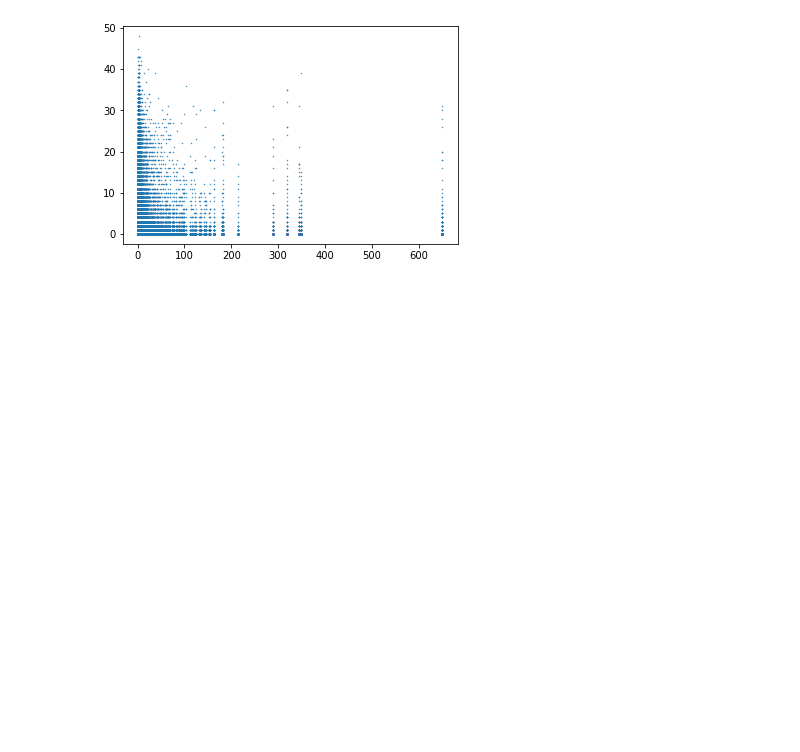
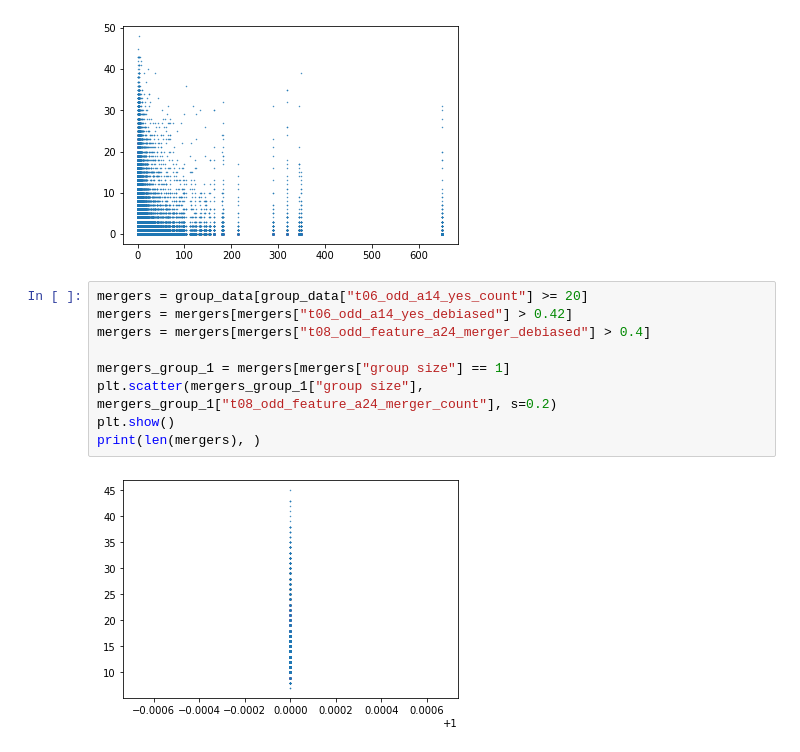
Before and after one commit to tplews98/MPhys_Project, a Jupyter notebook: MT_Week2_Groups.ipynb, the cells around one changed output. Saved outputs shown, nothing was run; the diff lists cells and outputs as text; blank space fills up the shorter version.

Commit message:
GZ2 data with groups

```diff
--- a/MT_Week2_Groups.ipynb
+++ b/MT_Week2_Groups.ipynb
@@ -105,3 +105,14 @@ plt.scatter(group_data["group size"], group_data["t08_odd_feature_a24_merger_cou
 plt.show()
 # %% [output]
 [figure]
+# %%
+mergers = group_data[group_data["t06_odd_a14_yes_count"] >= 20]
+mergers = mergers[mergers["t06_odd_a14_yes_debiased"] > 0.42]
+mergers = mergers[mergers["t08_odd_feature_a24_merger_debiased"] > 0.4]
+
+mergers_group_1 = mergers[mergers["group size"] == 1]
+plt.scatter(mergers_group_1["group size"], mergers_group_1["t08_odd_feature_a24_merger_count"], s=0.2)
+plt.show()
+print(len(mergers), )
+# %% [output]
+[figure, added]
```
Also changed, not shown: parts of 1 cell of this notebook.
